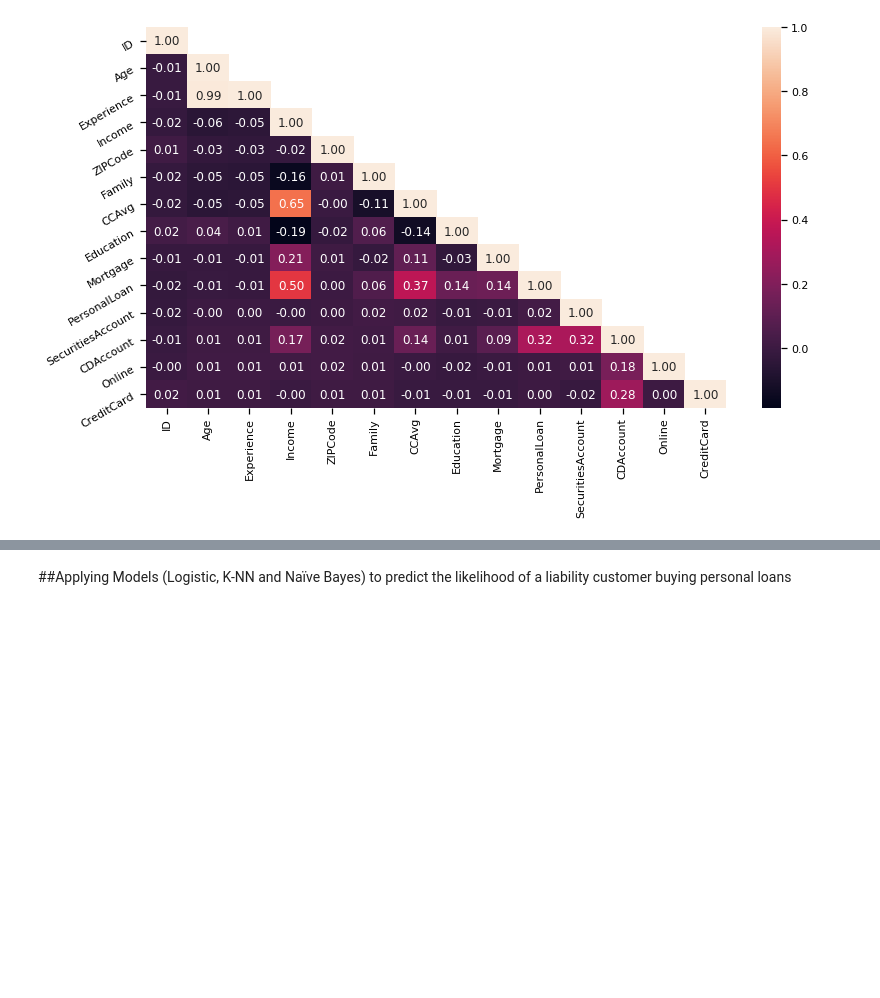
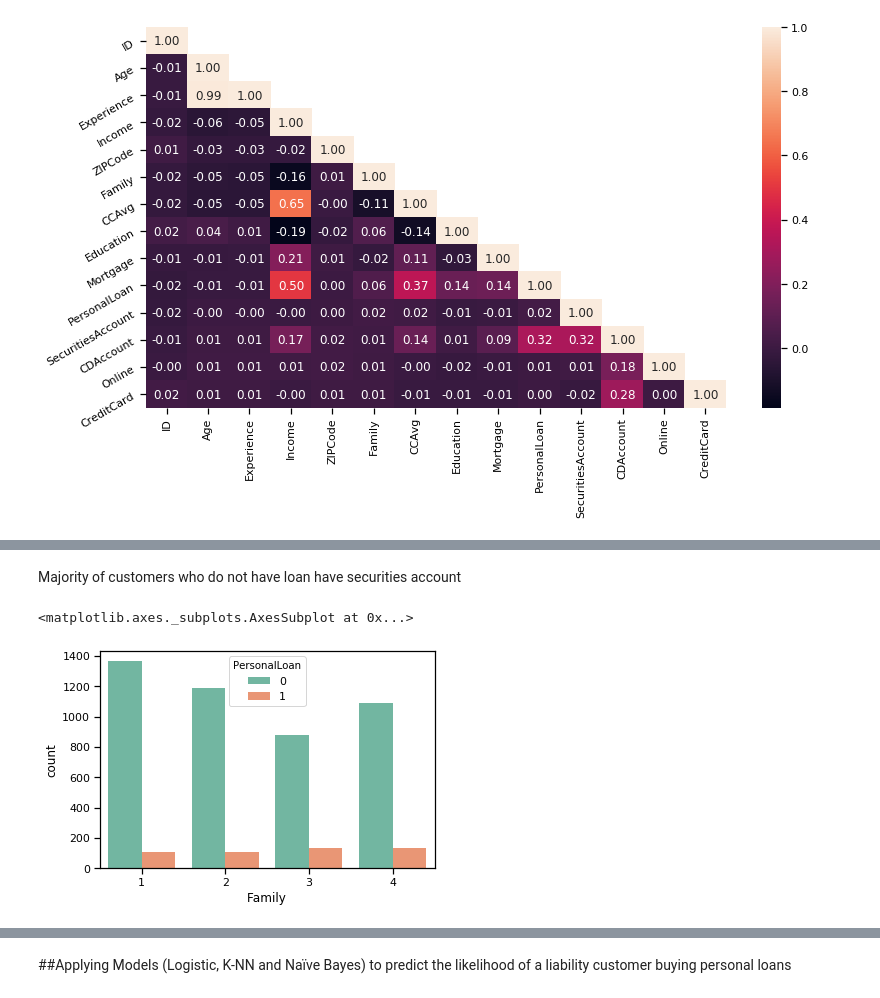
Before and after one commit to GreatLearningAIML1/bangalore-aug19-batch-tushar2211, a Jupyter notebook: Campaign for selling personal loans.ipynb, the cells around one changed output, grey strips where cells are left out. Cells and saved outputs as stored; diff of their text form; code cells hidden in the pictures; blank space fills up the shorter version.

```diff
--- a/Campaign for selling personal loans.ipynb
+++ b/Campaign for selling personal loans.ipynb
@@ -250,0 +340,7 @@ Observations :
+# %% [markdown]
+Majority of customers who do not have loan have securities account
+# %%
+sns.countplot(x='Family', hue='PersonalLoan', data=bankdata, palette='Set2')
+# %% [output]
+<matplotlib.axes._subplots.AxesSubplot at 0x...>
+[figure, added]
```
Also changed, not shown: parts of 53 cells of this notebook.
